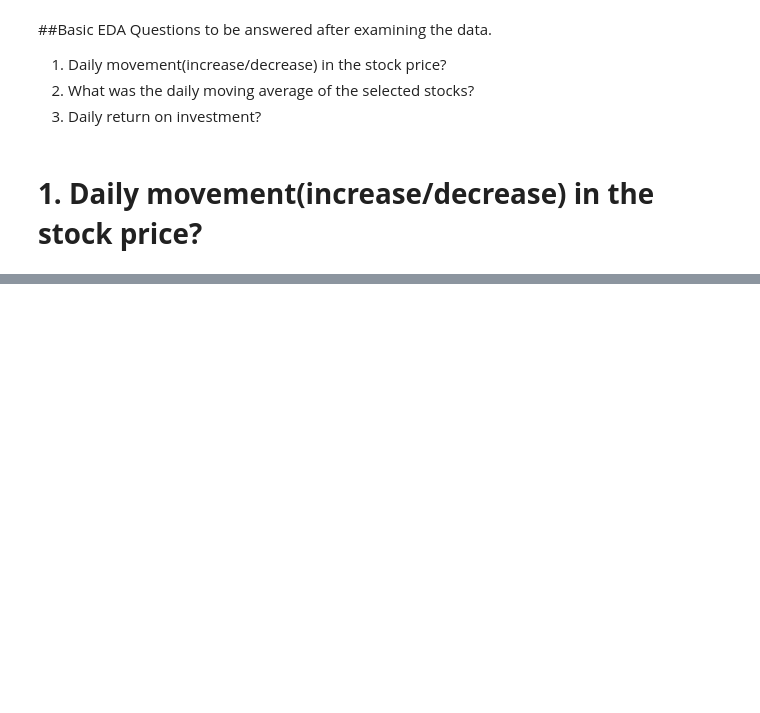
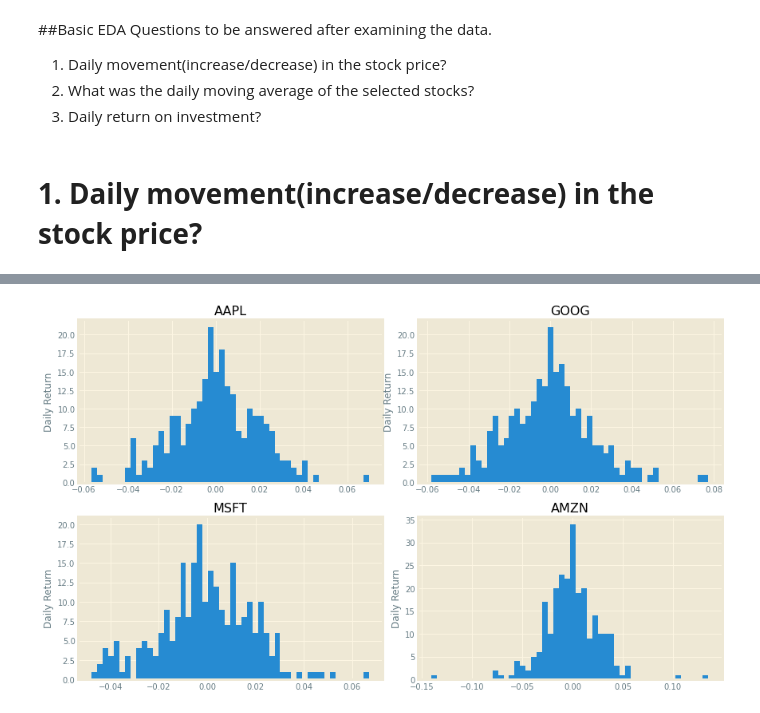
Before and after one commit to aksharpande/5278---Final-Project, a Jupyter notebook: stock_analysis.ipynb, the cells around one changed output, grey strips where cells are left out. Drawn from its saved outputs; the diff is of its cells as text; code cells hidden in the pictures; blank space fills up the shorter version.

```diff
--- a/stock_analysis.ipynb
+++ b/stock_analysis.ipynb
@@ -54,0 +165,13 @@ Requirement already satisfied: idna<4,>=2.5 in /usr/local/lib/python3.7/dist-pac
+# %%
+#Plotting the daily return for our listed stocks
+plt.figure(figsize=(12, 7))
+
+for i, company in enumerate(stock_list, 1):
+    plt.subplot(2, 2, i)
+    company['Daily Return'].hist(bins=50)
+    plt.ylabel('Daily Return')
+    plt.title(f'{stocks[i - 1]}')
+
+plt.tight_layout()
+# %% [output]
+[figure, added]
```
Also changed, not shown: parts of 7 cells of this notebook.
